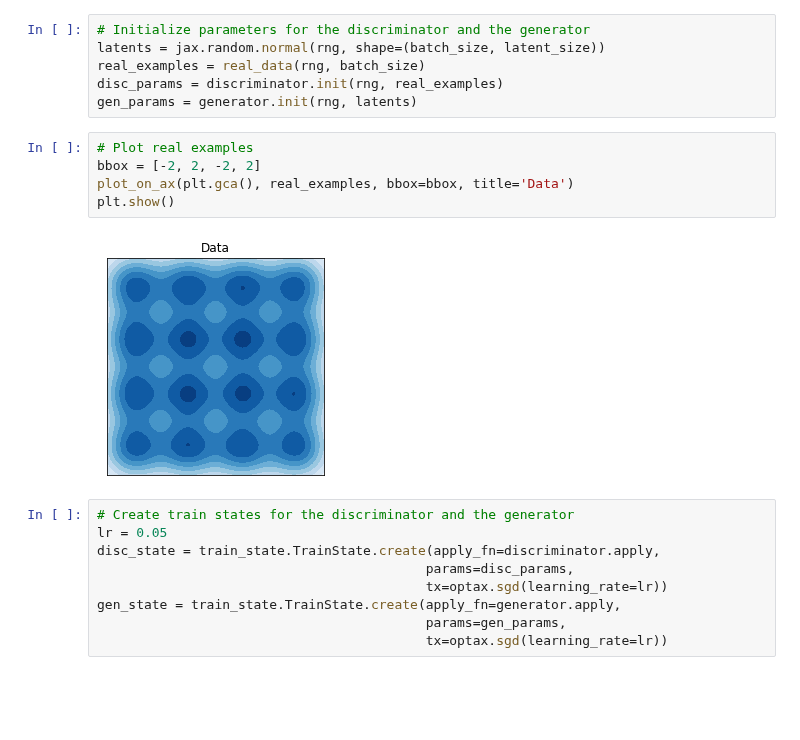
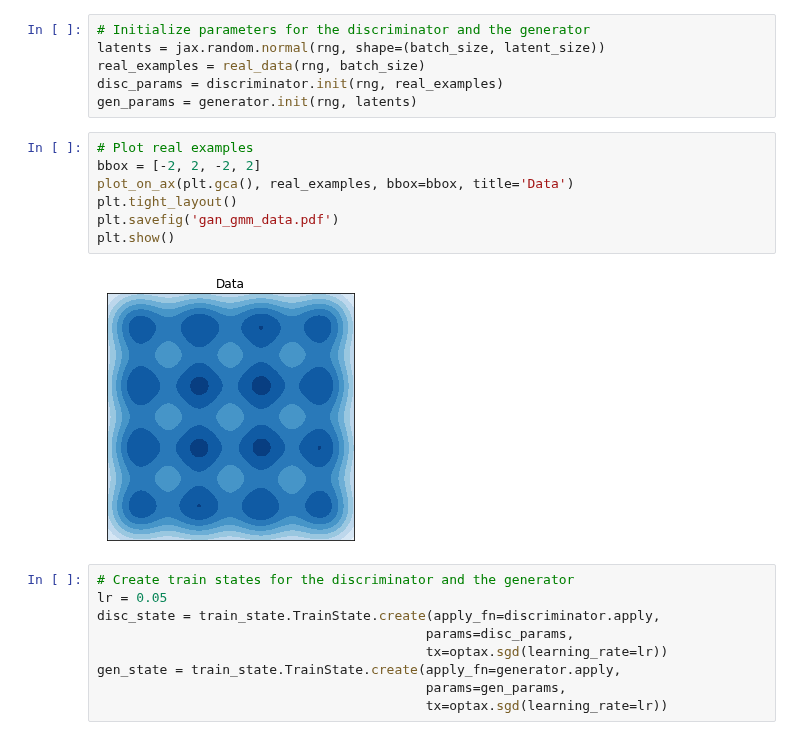
Before and after one commit to probml/probml-notebooks, a Jupyter notebook: notebooks/gan_mixture_of_gaussians.ipynb, the cells around one changed output. Drawn from its saved outputs; the diff is of its cells as text; blank space fills up the shorter version.

```diff
--- a/notebooks/gan_mixture_of_gaussians.ipynb
+++ b/notebooks/gan_mixture_of_gaussians.ipynb
@@ -157,10 +157,12 @@ gen_params = generator.init(rng, latents)
 # %%
 # Plot real examples
 bbox = [-2, 2, -2, 2]
 plot_on_ax(plt.gca(), real_examples, bbox=bbox, title='Data')
+plt.tight_layout()
+plt.savefig('gan_gmm_data.pdf')
 plt.show()
 # %% [output]
-[figure, old version]
+[figure, new version]
 # %%
 # Create train states for the discriminator and the generator
 lr = 0.05
```
Also changed, not shown: parts of 2 cells of this notebook.
